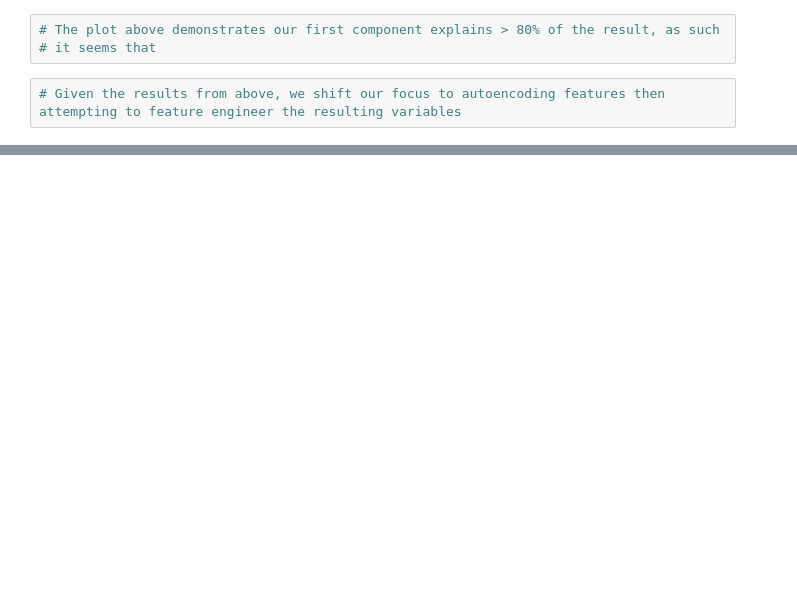
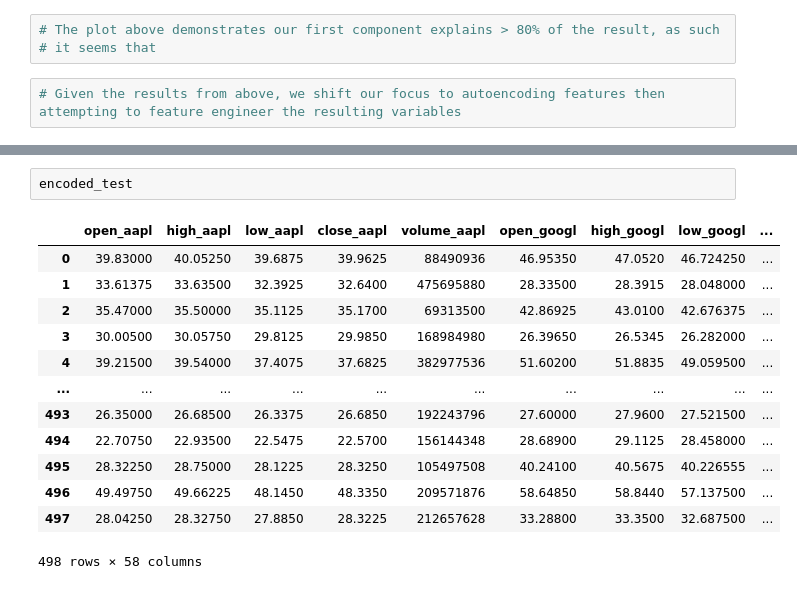
Before and after one commit to fmedrano2019/TraderJoes, a Jupyter notebook: TDAmeritrade-data-extraction.ipynb, the cells around one changed output, grey strips where cells are left out. Drawn from its saved outputs; the diff is of its cells as text; blank space fills up the shorter version.

```diff
--- a/TDAmeritrade-data-extraction.ipynb
+++ b/TDAmeritrade-data-extraction.ipynb
@@ -350,0 +423,16 @@ array([[ -86098.98203139,   -5523.76752898, -123342.93041835, ...,
+# %%
+encoded_test
+# %% [output]
+|  | open_aapl | high_aapl | low_aapl | close_aapl | volume_aapl | open_googl | high_googl | low_googl | ... |
+| 0 | 39.83000 | 40.05250 | 39.6875 | 39.9625 | 88490936 | 46.95350 | 47.0520 | 46.724250 | ... |
+| 1 | 33.61375 | 33.63500 | 32.3925 | 32.6400 | 475695880 | 28.33500 | 28.3915 | 28.048000 | ... |
+| 2 | 35.47000 | 35.50000 | 35.1125 | 35.1700 | 69313500 | 42.86925 | 43.0100 | 42.676375 | ... |
+| 3 | 30.00500 | 30.05750 | 29.8125 | 29.9850 | 168984980 | 26.39650 | 26.5345 | 26.282000 | ... |
+| 4 | 39.21500 | 39.54000 | 37.4075 | 37.6825 | 382977536 | 51.60200 | 51.8835 | 49.059500 | ... |
+| ... | ... | ... | ... | ... | ... | ... | ... | ... | ... |
+| 493 | 26.35000 | 26.68500 | 26.3375 | 26.6850 | 192243796 | 27.60000 | 27.9600 | 27.521500 | ... |
+| 494 | 22.70750 | 22.93500 | 22.5475 | 22.5700 | 156144348 | 28.68900 | 29.1125 | 28.458000 | ... |
+| 495 | 28.32250 | 28.75000 | 28.1225 | 28.3250 | 105497508 | 40.24100 | 40.5675 | 40.226555 | ... |
+| 496 | 49.49750 | 49.66225 | 48.1450 | 48.3350 | 209571876 | 58.64850 | 58.8440 | 57.137500 | ... |
+| 497 | 28.04250 | 28.32750 | 27.8850 | 28.3225 | 212657628 | 33.28800 | 33.3500 | 32.687500 | ... |
+498 rows × 58 columns
```
Also changed, not shown: parts of 12 cells of this notebook, 2 other files.
